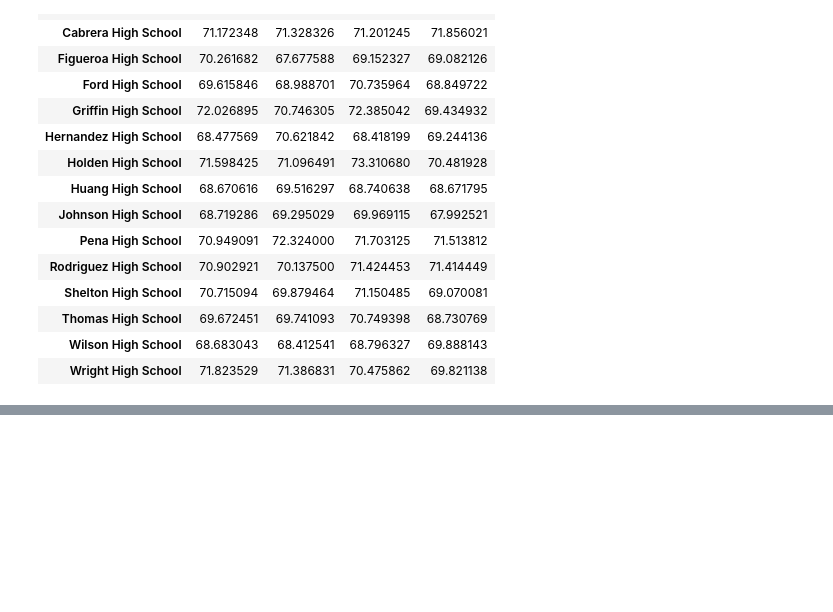
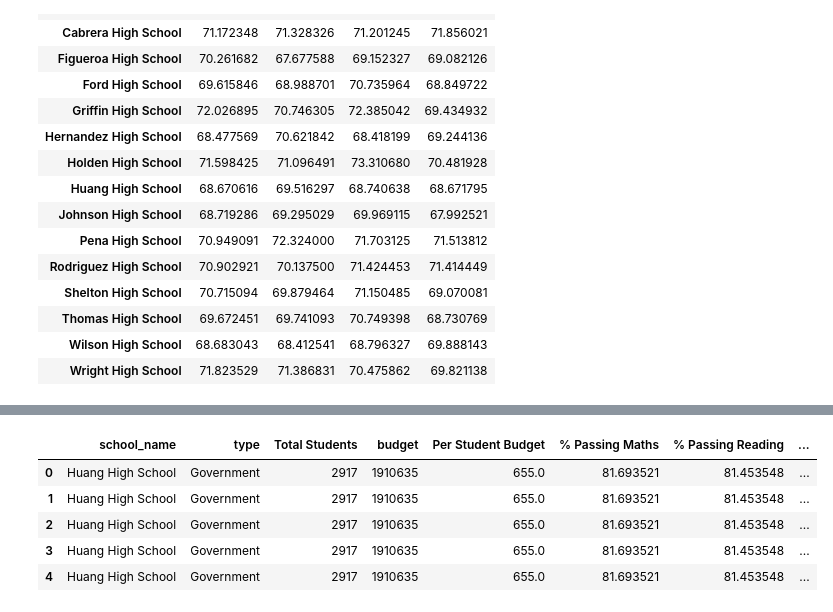
Before and after one commit to shanCH3n/pandas-challenge, a Jupyter notebook: PyCitySchools_MAIN.ipynb, the cells around one changed output, grey strips where cells are left out. Drawn from its saved outputs; the diff is of its cells as text; code cells hidden in the pictures; blank space fills up the shorter version.

```diff
--- a/PyCitySchools_MAIN.ipynb
+++ b/PyCitySchools_MAIN.ipynb
@@ -809,0 +854,13 @@ spending_labels = ["<$585","$585-630","$630-645","$645-680"]
+# %%
+perpass_budgets = merge_perpass_budgets[['school_name','type','Total Students',
+                                         'budget','Per Student Budget',
+                                         '% Passing Maths','% Passing Reading','% Passing Overall']]
+
+perpass_budgets.head()
+# %% [output]
+|  | school_name | type | Total Students | budget | Per Student Budget | % Passing Maths | % Passing Reading | ... |
+| 0 | Huang High School | Government | 2917 | 1910635 | 655.0 | 81.693521 | 81.453548 | ... |
+| 1 | Huang High School | Government | 2917 | 1910635 | 655.0 | 81.693521 | 81.453548 | ... |
+| 2 | Huang High School | Government | 2917 | 1910635 | 655.0 | 81.693521 | 81.453548 | ... |
+| 3 | Huang High School | Government | 2917 | 1910635 | 655.0 | 81.693521 | 81.453548 | ... |
+| 4 | Huang High School | Government | 2917 | 1910635 | 655.0 | 81.693521 | 81.453548 | ... |
```
Also changed, not shown: parts of 16 cells of this notebook.
